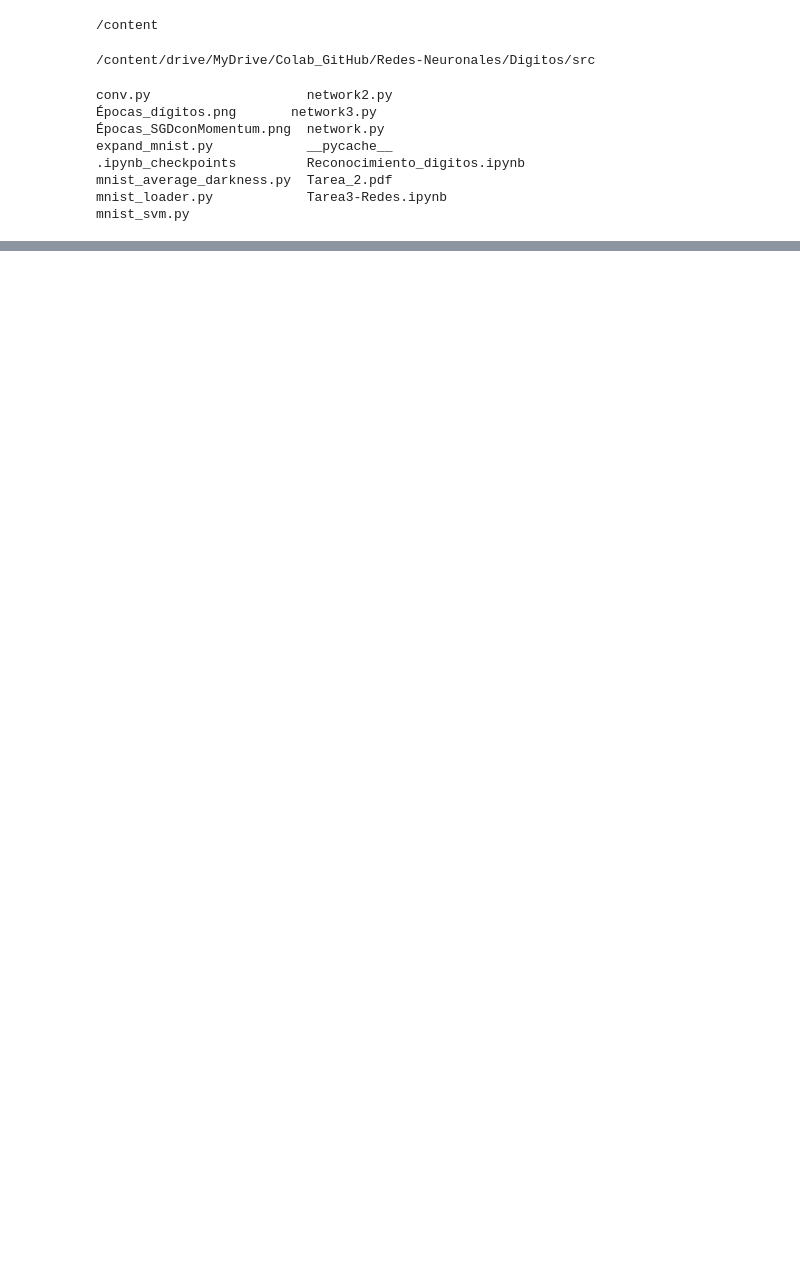
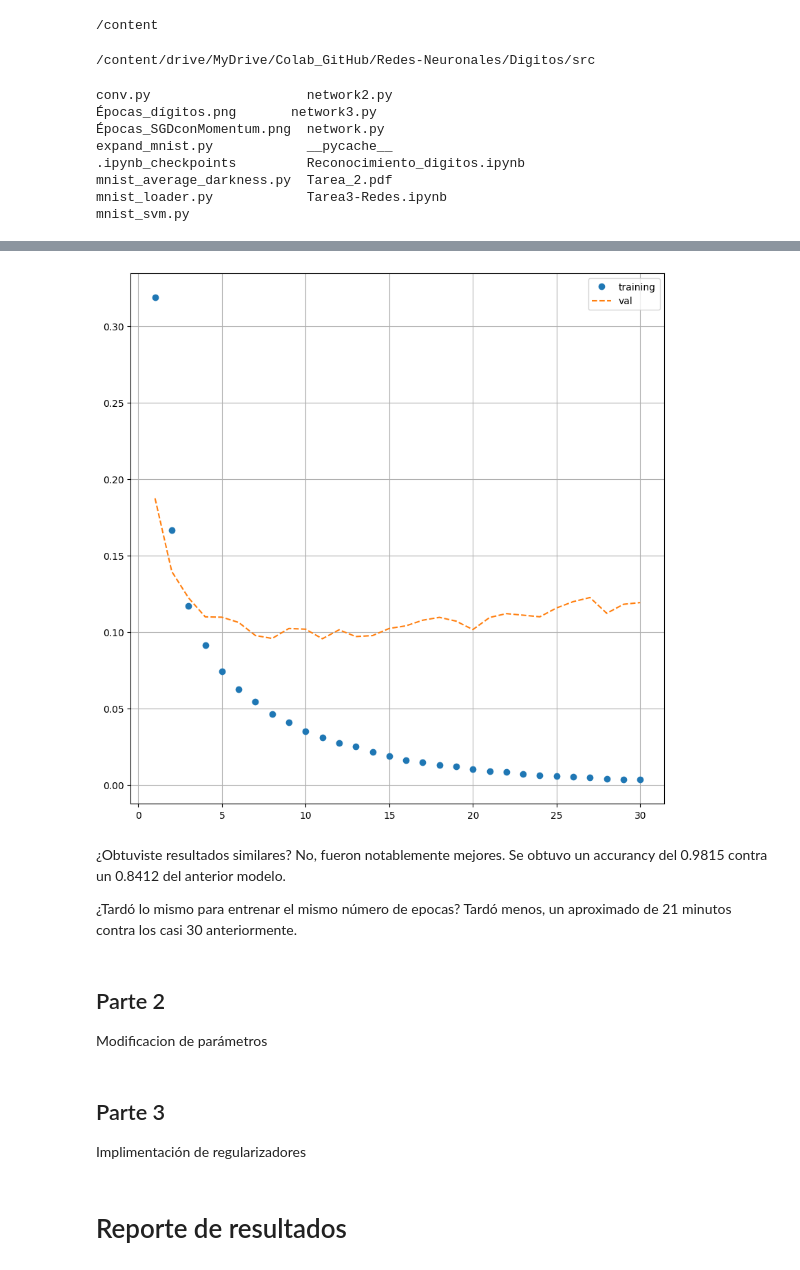
Before and after one commit to Jorge-1501/Redes-Neuronales, a Jupyter notebook: Digitos/src/Tarea3-Redes.ipynb, the cells around one changed output, grey strips where cells are left out. Drawn from its saved outputs; the diff is of its cells as text; code cells hidden in the pictures; blank space fills up the shorter version.

Commit message:
Parte 1, Tarea 3. Implementación de keras con mismos parámetros utilizados que en 'Reconociemiento de digitos'

```diff
--- a/Digitos/src/Tarea3-Redes.ipynb
+++ b/Digitos/src/Tarea3-Redes.ipynb
@@ -29,0 +69,25 @@ On branch main
+# %%
+# Reestructuración los datos
+train_images = train_images.reshape((60000, 28 * 28))
+train_images = train_images.astype('float32') / 255
+
+test_images = test_images.reshape((10000, 28 * 28))
+test_images = test_images.astype('float32') / 255
+
+train_labels = to_categorical(train_labels)
+test_labels = to_categorical(test_labels)
+# %%
+# Creación del modelo
+model = models.Sequential()
+model.add(layers.Dense(512, activation='sigmoid', input_shape=(28 * 28,)))
+model.add(layers.Dense(10, activation='softmax'))
+# %%
+# Compilar el modelo
+custom_optimizer = RMSprop(learning_rate=0.001, rho=0.9, epsilon=1e-09)
+
+model.compile(optimizer = custom_optimizer,
+              loss = 'categorical_crossentropy',
+              metrics = ['accuracy'])
+# %%
+# Entrenar el modelo
+history = model.fit(train_images, train_labels, epochs=30, batch_size=10, validation_split=0.2)
@@ -29,0 +121,19 @@ On branch main
+# %%
+history_dict = history.history
+loss_values = history_dict['loss']
+val_loss_values = history_dict['val_loss']
+
+fig = plt.figure(figsize=(10,10))
+epoch = range(1,len(loss_values)+1)
+plt.plot(epoch,loss_values, 'o',label='training')
+plt.plot(epoch,val_loss_values, '--',label='val')
+plt.legend()
+plt.grid()
+plt.show()
+# %% [output]
+[figure, added]
+# %% [markdown]
+¿Obtuviste resultados similares? No, fueron notablemente mejores. Se obtuvo un accurancy del 0.9815 contra un 0.8412 del anterior modelo.
+
+
+¿Tardó lo mismo para entrenar el mismo número de epocas? Tardó menos, un aproximado de 21 minutos contra los casi 30 anteriormente.
@@ -29,0 +142,8 @@ On branch main
+# %% [markdown]
+## Parte 2
+Modificacion de parámetros
+# %% [markdown]
+## Parte 3
+Implimentación de regularizadores
+# %% [markdown]
+# Reporte de resultados
```
Also changed, not shown: parts of 14 cells of this notebook.
